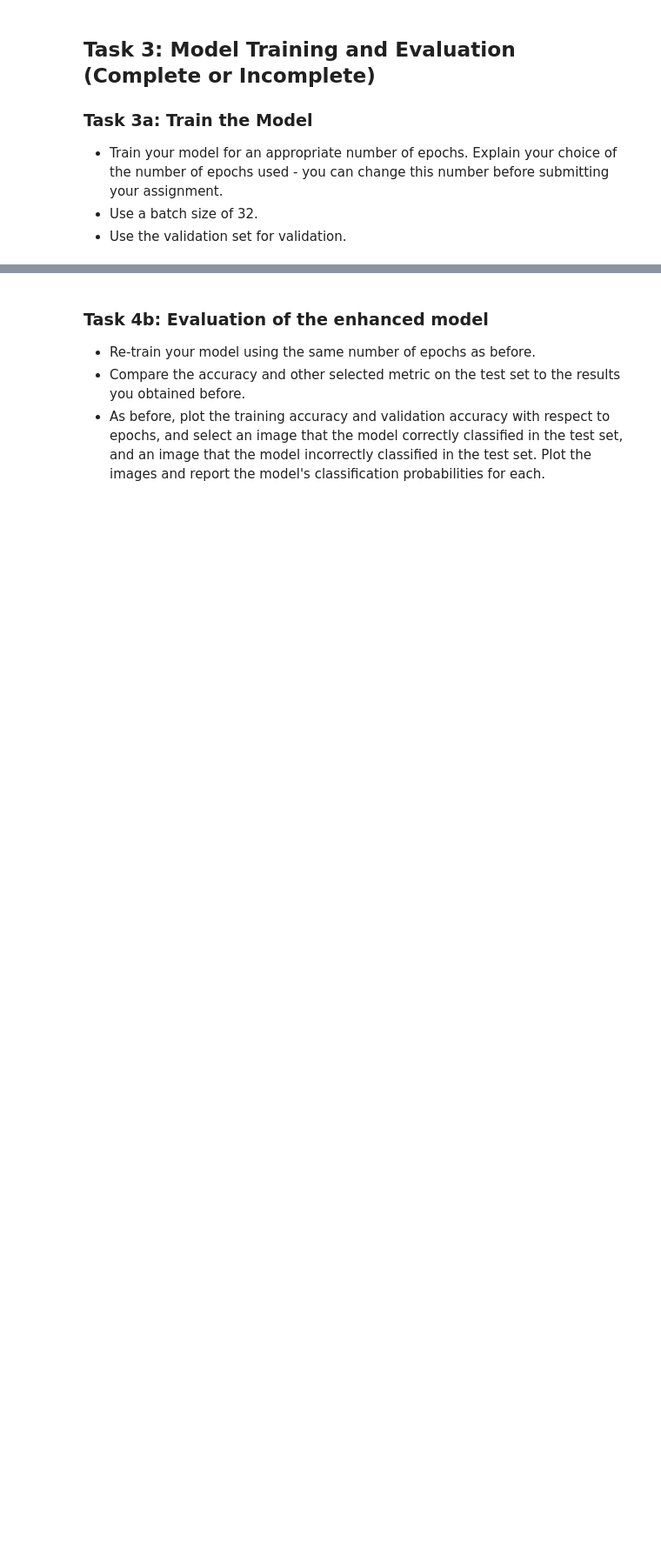
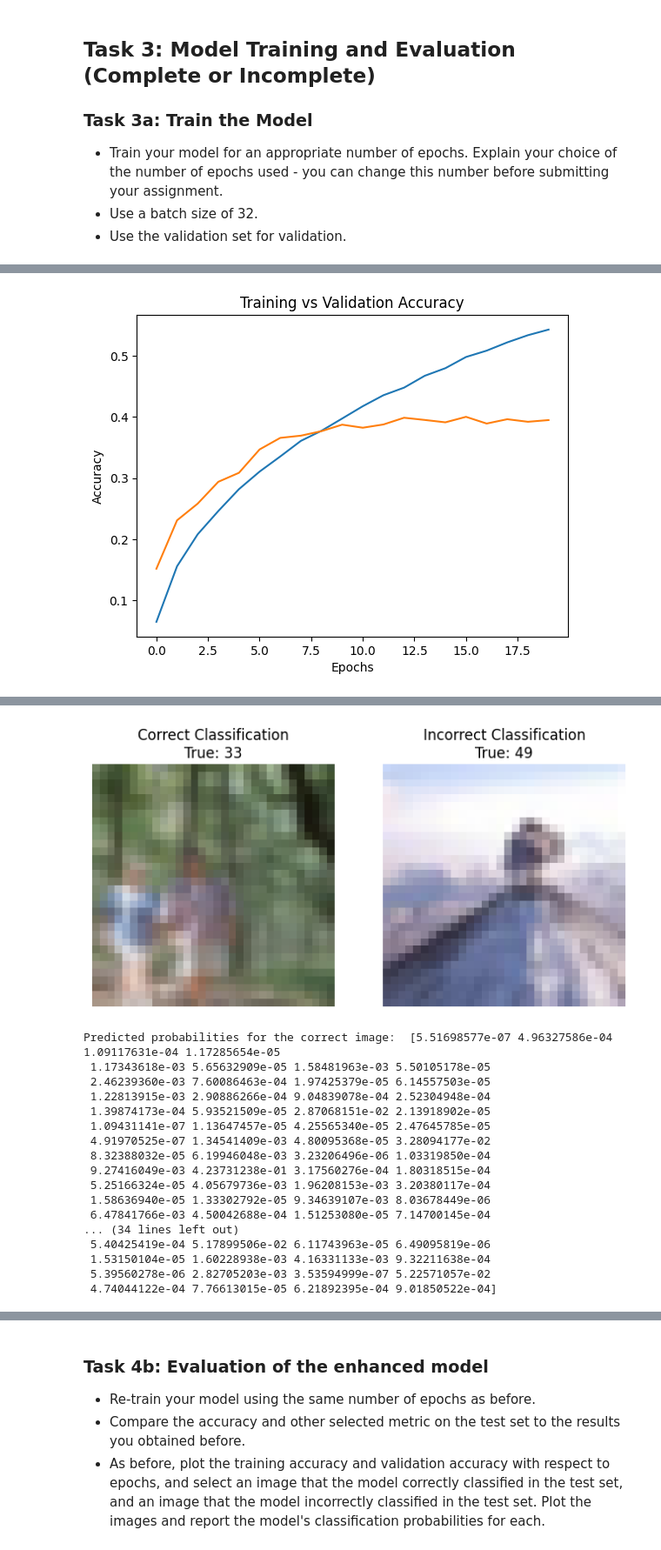
Before and after one commit to UofT-DSI/deep_learning, a Jupyter notebook: 02_activities/assignments/assignment_1.ipynb, the cells around one changed output, grey strips where cells are left out. Shown at 87% size. Drawn from its saved outputs; the diff is of its cells as text; code cells hidden in the pictures; blank space fills up the shorter version.

```diff
--- a/02_activities/assignments/assignment_1.ipynb
+++ b/02_activities/assignments/assignment_1.ipynb
@@ -53,6 +166,11 @@ from keras.layers import Conv2D, MaxPooling2D, Flatten, Dense
 from keras import optimizers
 
 # Your code here
+model.compile(
+    optimizer=optimizers.Adam(learning_rate=0.001),  # Optimizer
+    loss='categorical_crossentropy',  # Loss function
+    metrics=['accuracy']  # Metrics to monitor during training
+)
 # %% [markdown]
 ## Task 3: Model Training and Evaluation (Complete or Incomplete)
 ### Task 3a: Train the Model
@@ -62,3 +180,10 @@ from keras import optimizers
 - Use the validation set for validation.
 # %%
 # Your code here
+history = model.fit(
+    x_train, y_train,  # Training data
+    batch_size=32,  # Batch size
+    epochs=20,  # Number of epochs
+    validation_data=(x_val, y_val),  # Validation data
+    verbose=1  # Print progress during training
+)
@@ -84,2 +281,43 @@ from keras import optimizers
 # %%
 # Your code here
+
+# Plot training and validation accuracy
+plt.plot(history.history['accuracy'], label='Training Accuracy')
+plt.plot(history.history['val_accuracy'], label='Validation Accuracy')
+plt.xlabel('Epochs')
+plt.ylabel('Accuracy')
+plt.title('Training vs Validation Accuracy')
+plt.show()
+
+# Get predictions
+y_pred_prob = model.predict(x_test)  # Predicted probabilities for each class
+y_pred_class = np.argmax(y_pred_prob, axis=1)  # Predicted class labels (highest probability)
+
+# Convert true labels to class indices (if one-hot encoded)
+y_test_class = np.argmax(y_test, axis=1)
+
+# Find the first correctly classified image
+correct_idx = np.where(y_pred_class == y_test_class)[0][0]
+
+# Find the first incorrectly classified image
+incorrect_idx = np.where(y_pred_class != y_test_class)[0][0]
+
+# Plot correctly classified image
+plt.figure(figsize=(8, 4))
+plt.subplot(1, 2, 1)
+plt.imshow(x_test[correct_idx])
+plt.title(f"Correct Classification\nTrue: {y_test_class[correct_idx]}")
+plt.axis('off')
+
+# Plot incorrectly classified image
+plt.subplot(1, 2, 2)
+plt.imshow(x_test[incorrect_idx])
+plt.title(f"Incorrect Classification\nTrue: {y_test_class[incorrect_idx]}")
+plt.axis('off')
+plt.show()
+
+# Print predicted probabilities for the correct and incorrect images
+print("Predicted probabilities for the correct image: ", y_pred_prob[correct_idx])
+print("Predicted probabilities for the incorrect image: ", y_pred_prob[incorrect_idx])
+# %% [output]
+[figure, added]
@@ -86,3 +325,21 @@ from keras import optimizers
+[figure, added]
+Predicted probabilities for the correct image:  [5.51698577e-07 4.96327586e-04 1.09117631e-04 1.17285654e-05
+ 1.17343618e-03 5.65632909e-05 1.58481963e-03 5.50105178e-05
+ 2.46239360e-03 7.60086463e-04 1.97425379e-05 6.14557503e-05
+ 1.22813915e-03 2.90886266e-04 9.04839078e-04 2.52304948e-04
+ 1.39874173e-04 5.93521509e-05 2.87068151e-02 2.13918902e-05
+ 1.09431141e-07 1.13647457e-05 4.25565340e-05 2.47645785e-05
+ 4.91970525e-07 1.34541409e-03 4.80095368e-05 3.28094177e-02
+ 8.32388032e-05 6.19946048e-03 3.23206496e-06 1.03319850e-04
+ 9.27416049e-03 4.23731238e-01 3.17560276e-04 1.80318515e-04
+ 5.25166324e-05 4.05679736e-03 1.96208153e-03 3.20380117e-04
+ 1.58636940e-05 1.33302792e-05 9.34639107e-03 8.03678449e-06
+ 6.47841766e-03 4.50042688e-04 1.51253080e-05 7.14700145e-04
+... (34 lines left out)
+ 5.40425419e-04 5.17899506e-02 6.11743963e-05 6.49095819e-06
+ 1.53150104e-05 1.60228938e-03 4.16331133e-03 9.32211638e-04
+ 5.39560278e-06 2.82705203e-03 3.53594999e-07 5.22571057e-02
+ 4.74044122e-04 7.76613015e-05 6.21892395e-04 9.01850522e-04]
 # %% [markdown]
 ## Task 4: Model Enhancement (Complete or Incomplete)
 ### Task 4a: Implementation of at least one advanced technique
```
Also changed, not shown: parts of 15 cells of this notebook, 1 other file.
